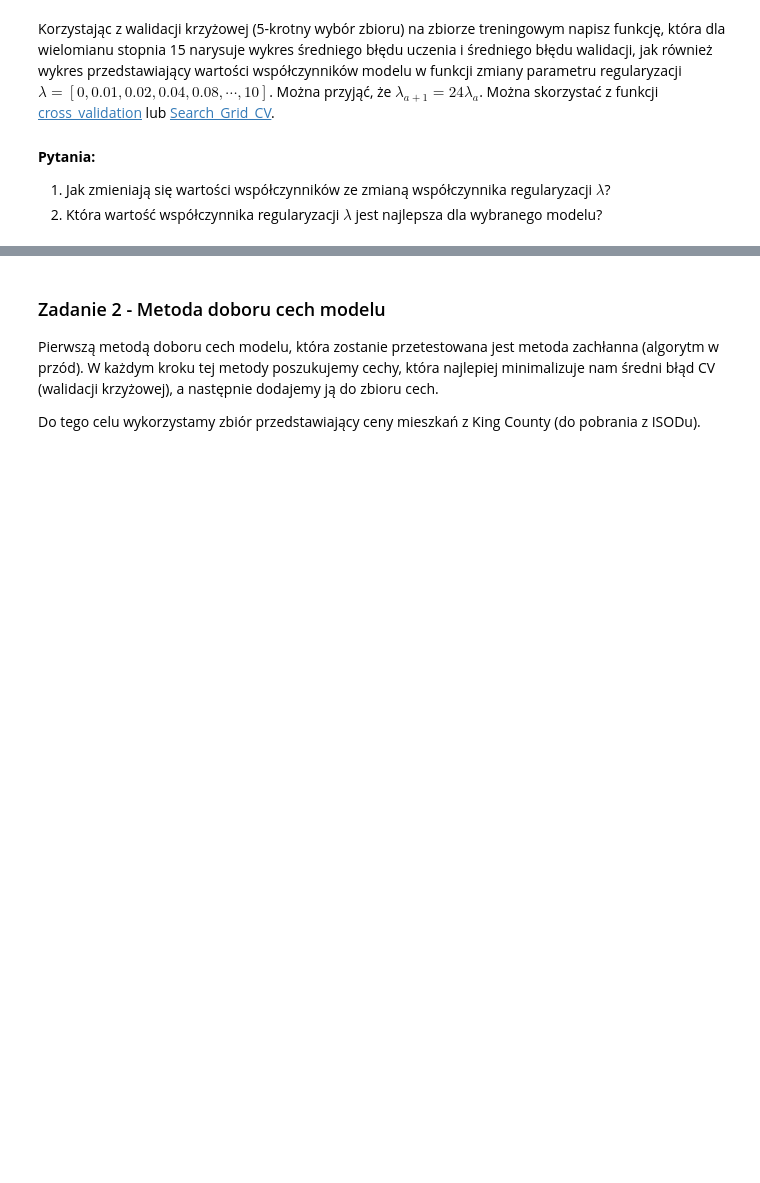
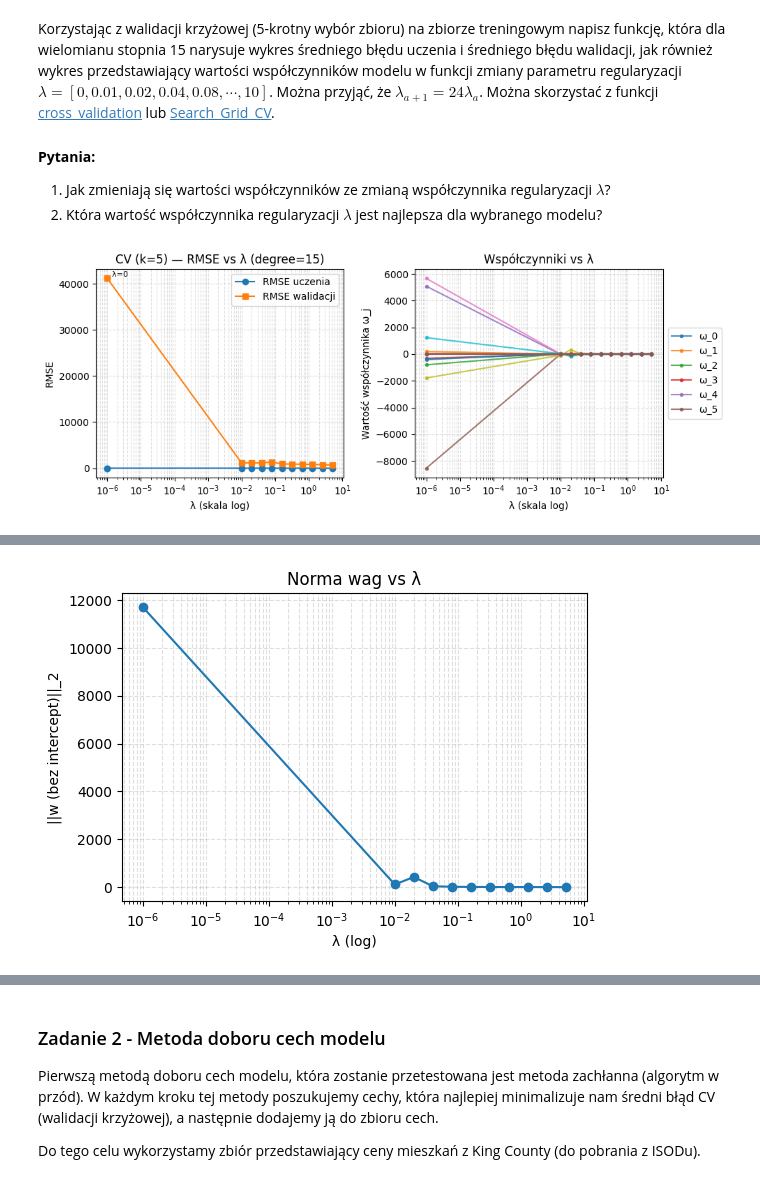
Before and after one commit to Hadidomena/Data-exploration-methods, a Jupyter notebook: MED 5 - Metody ograniczenia wariancji modelu.ipynb, the cells around one changed output, grey strips where cells are left out. Saved outputs shown, nothing was run; the diff lists cells and outputs as text; code cells hidden in the pictures; blank space fills up the shorter version.

```diff
--- a/MED 5 - Metody ograniczenia wariancji modelu.ipynb
+++ b/MED 5 - Metody ograniczenia wariancji modelu.ipynb
@@ -207,3 +211,5 @@ Celem wyznaczenia funkcji regresji na całym zbiorze, tak jak to miało miejsce
+# %%
+X_train, X_test, y_train, y_test = train_test_split(X, y_arr, test_size=0.2, random_state=42)
 # %% [markdown]
 Do oceny modelu w procesie uczenia stosuje się często walidację krzyżową. W omawianym przypadku wyróżnia się dwa parametry metody - stopień wielomianu funkcji regresji oraz parametr $\lambda$. Zwykle pierwszy z nich jest ustalany a-priori, zaś drugi podlega weryfikacji poprzez wykonanie walidacji krzyżowej estymatorów dla różnych jego wartości.
 # %% [markdown]
@@ -214,3 +340,77 @@ Korzystając z walidacji krzyżowej (5-krotny wybór zbioru) na zbiorze treningo
 **Pytania:**
 1. Jak zmieniają się wartości współczynników ze zmianą współczynnika regularyzacji $\lambda$?
 2. Która wartość współczynnika regularyzacji $\lambda$ jest najlepsza dla wybranego modelu?
+# %%
+# ustawienia
+degree = 15
+
+# zbuduj listę lambda zgodnie z przykładem (0, 0.01, 0.02, 0.04, ... do 10)
+lambdas = [0.0]
+v = 0.01
+while v <= 10.0 + 1e-12:
+    lambdas.append(round(v, 12))
+    v *= 2.0
+
+# wywołaj funkcję, która rysuje wykresy i zwraca wyniki (jeśli masz już zdefiniowaną plot_ridge_cv_vs_lambda)
+res = plot_ridge_cv_vs_lambda(X_train, y_train, degree=degree, lambdas=lambdas, cv=5, random_state=42)
+
+lams = np.array(res['lambdas'], dtype=float)
+train_rmse = res['mean_train_rmse']
+val_rmse = res['mean_val_rmse']
+coeffs = res['coeffs_full']  # shape (len(lambdas), degree+1)
+
+# 1) Jak zmieniają się wartości współczynników?
+# oblicz norma L2 wag bez wyrazu wolnego dla każdej lambda
+coef_norms = np.linalg.norm(coeffs[:, 1:], axis=1)
+
+print("Lambda\t\tRMSE_train\tRMSE_val\t||w_rest||_2")
+for L, tr, va, cn in zip(lams, train_rmse, val_rmse, coef_norms):
+    print(f"{L:>6.4g}\t{tr:8.4f}\t{va:8.4f}\t{cn:8.4f}")
+
+# dodatkowy wykres normy wag vs lambda (skala log; 0 zastąpiona małą wartością)
+plt.figure(figsize=(6,4))
+lplot = lams.copy()
+lplot_for_log = lplot.copy()
+eps = 1e-6
+lplot_for_log[lplot_for_log == 0] = eps
+plt.semilogx(lplot_for_log, coef_norms, marker='o')
+plt.xlabel("λ (log)")
+plt.ylabel("||w (bez intercept)||_2")
+plt.title("Norma wag vs λ")
+plt.grid(True, which='both', ls='--', alpha=0.4)
+plt.show()
+
+# 2) Która lambda jest najlepsza (minimalizuje średni błąd walidacji)?
+best_idx = np.argmin(val_rmse)
+best_lambda = lams[best_idx]
+print(f"\nNajlepsza lambda (min RMSE walidacji): {best_lambda}  -> RMSE_val = {val_rmse[best_idx]:.4f}, RMSE_train = {train_rmse[best_idx]:.4f}")
+
+# pokaż najistotniejsze współczynniki dla najlepszej lambda (posortowane wg |wartość|)
+w_best = coeffs[best_idx]
+abs_sorted_idx = np.argsort(-np.abs(w_best[1:]))  # bez intercept
+print("\nNajważniejsze współczynniki (bez intercept) dla najlepszej lambda:")
+for rank, idx in enumerate(abs_sorted_idx[:10], start=1):
+    print(f"{rank:2d}. ω_{idx+1} = {w_best[idx+1]: .6f}   |ω| = {abs(w_best[idx+1]):.6f}")
+
+# (opcjonalnie) oblicz RMSE na zbiorze testowym dla modelu wyuczonego na całym X_train przy best_lambda
+# przygotuj macierz projektową
+def design_matrix(x, deg):
+    x = np.asarray(x).reshape(-1)
+    Phi = np.ones((x.size, deg+1), dtype=float)
+    for k in range(1, deg+1):
+        Phi[:, k] = x ** k
+    return Phi
+
+Phi_train = design_matrix(X_train, degree)
+Phi_test = design_matrix(X_test, degree)
+# wylicz w dla best_lambda (bez karania intercept)
+A_all = Phi_train.T @ Phi_train
+reg_all = best_lambda * np.eye(degree+1, dtype=float)
+reg_all[0,0] = 0.0
+w_final = np.linalg.solve(A_all + reg_all, Phi_train.T @ y_train)
+
+rmse_train_final = sqrt(mean_squared_error(y_train, Phi_train @ w_final))
+rmse_test_final = sqrt(mean_squared_error(y_test, Phi_test @ w_final))
+print(f"\nRMSE (wytrenowany na całym X_train) dla λ={best_lambda}: train={rmse_train_final:.4f}, test={rmse_test_final:.4f}")
+# %% [output]
+[figure, added]
@@ -216,0 +429 @@ Korzystając z walidacji krzyżowej (5-krotny wybór zbioru) na zbiorze treningo
+[figure, added]
```
Also changed, not shown: parts of 16 cells of this notebook.
